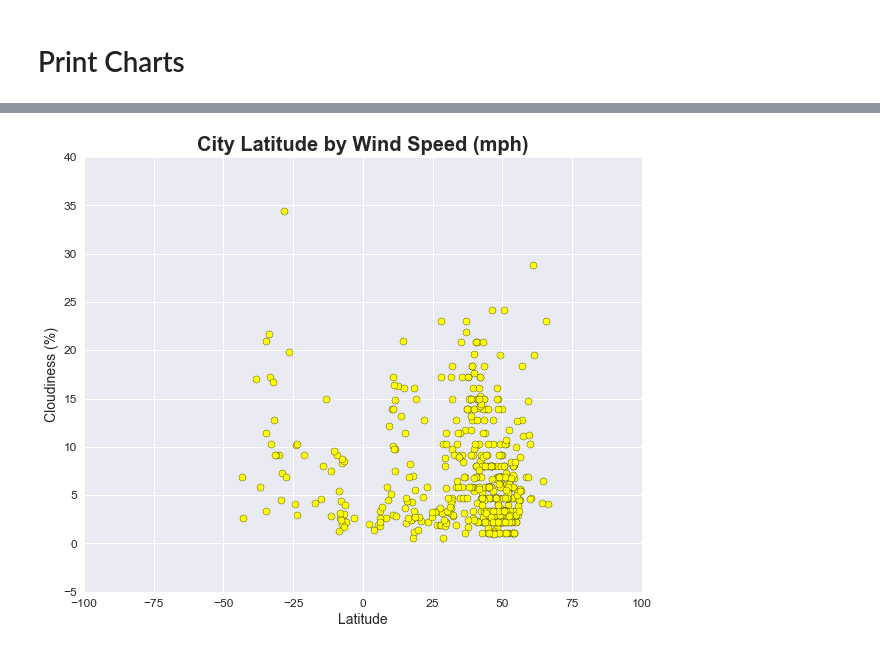
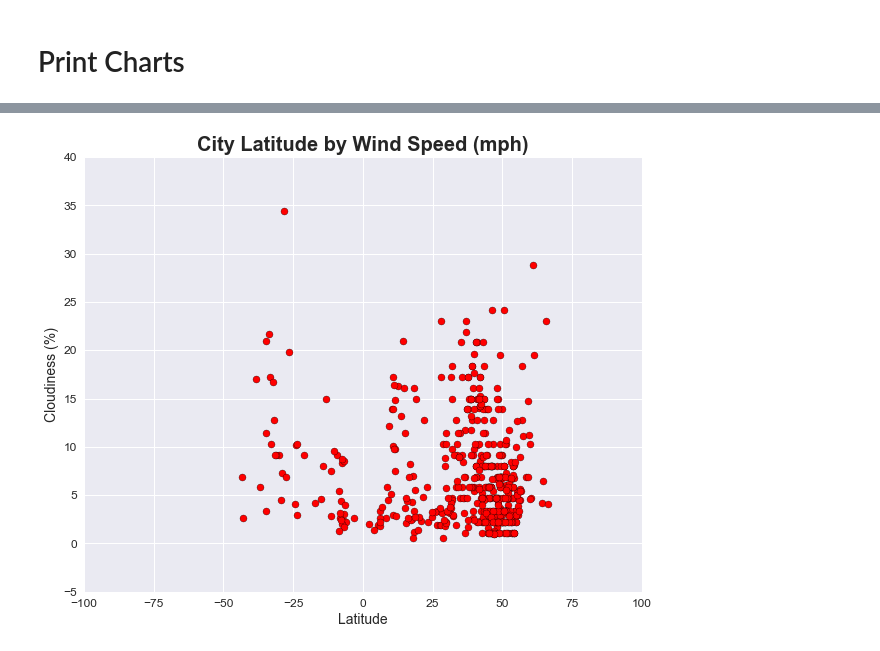
Before and after one commit to spencerrand/Unit-6-Python-APIs, a Jupyter notebook: main.ipynb, the cells around one changed output, grey strips where cells are left out. Drawn from its saved outputs; the diff is of its cells as text; code cells hidden in the pictures.

```diff
--- a/main.ipynb
+++ b/main.ipynb
@@ -303,28 +303,28 @@ plt.show()
 # %%
 # This section prints a scatter plot of latitude by windspeed
 
 # Clear plot, just in case
 plt.clf()
 
 # Create scatter plot
-plt.scatter(random_city_df['lat'], random_city_df['windspeed'], marker="o", facecolors='yellow', edgecolors="black", alpha=1)
+plt.scatter(random_city_df['lat'], random_city_df['windspeed'], marker="o", facecolors='red', edgecolors="black", alpha=1)
 
 # Create a title, x label, and y label
 plt.title("City Latitude by Wind Speed (mph)", fontsize=20, fontweight="bold")
 plt.xlabel("Latitude", fontsize=14)
 plt.ylabel("Cloudiness (%)", fontsize=14)
 
 # Set size of x and y tick labels
 plt.tick_params(labelsize=12)
 
 # Set x and y limits
 plt.xlim(-100,100)
 plt.ylim(-5,40)
 
 # Save the figure
 plt.savefig("LatByWindspeed.png")
 
 # Display scatter plot
 plt.show()
 # %% [output]
-[figure, old version]
+[figure, new version]
```
Also changed, not shown: parts of 3 cells of this notebook.
